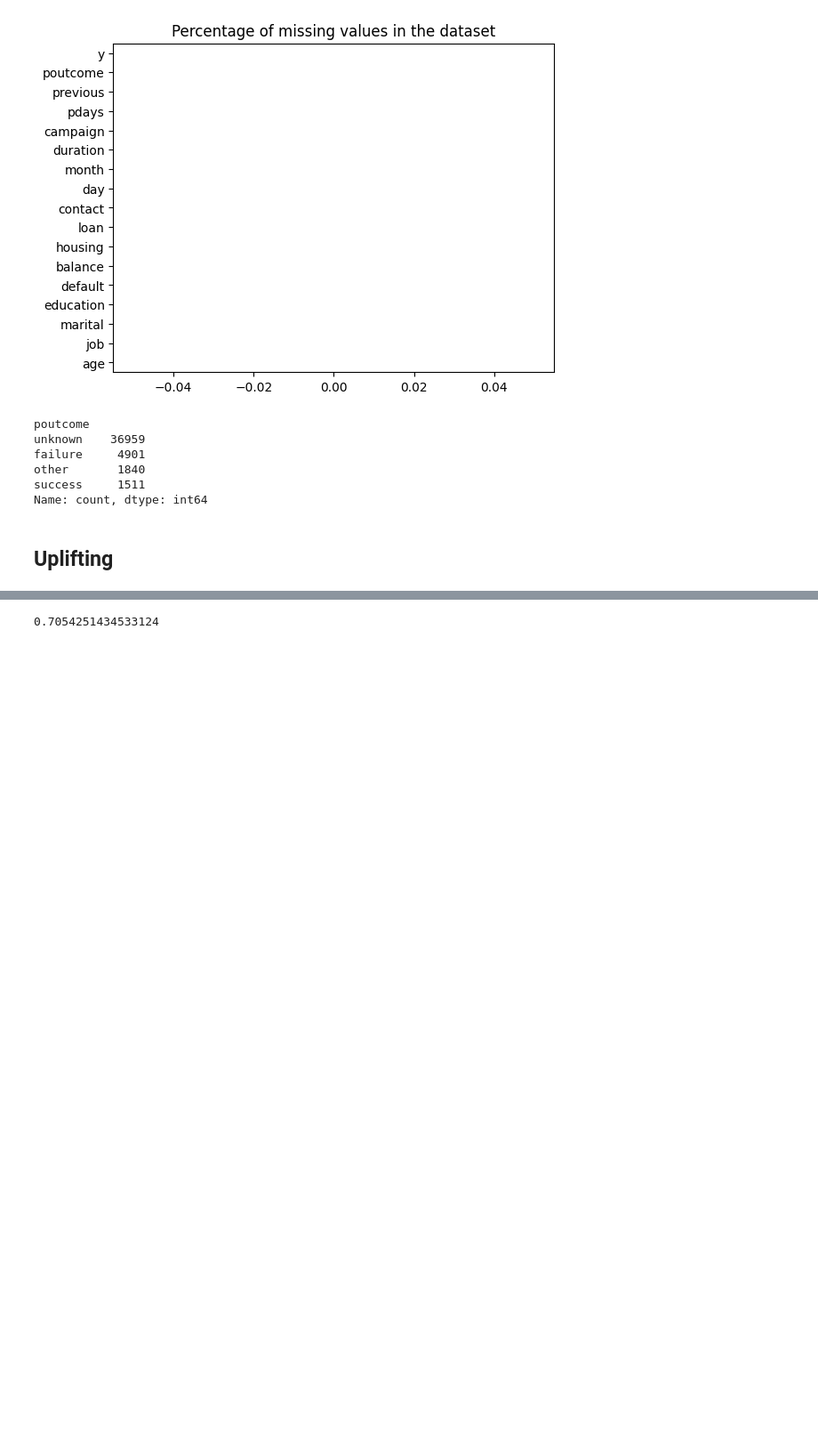
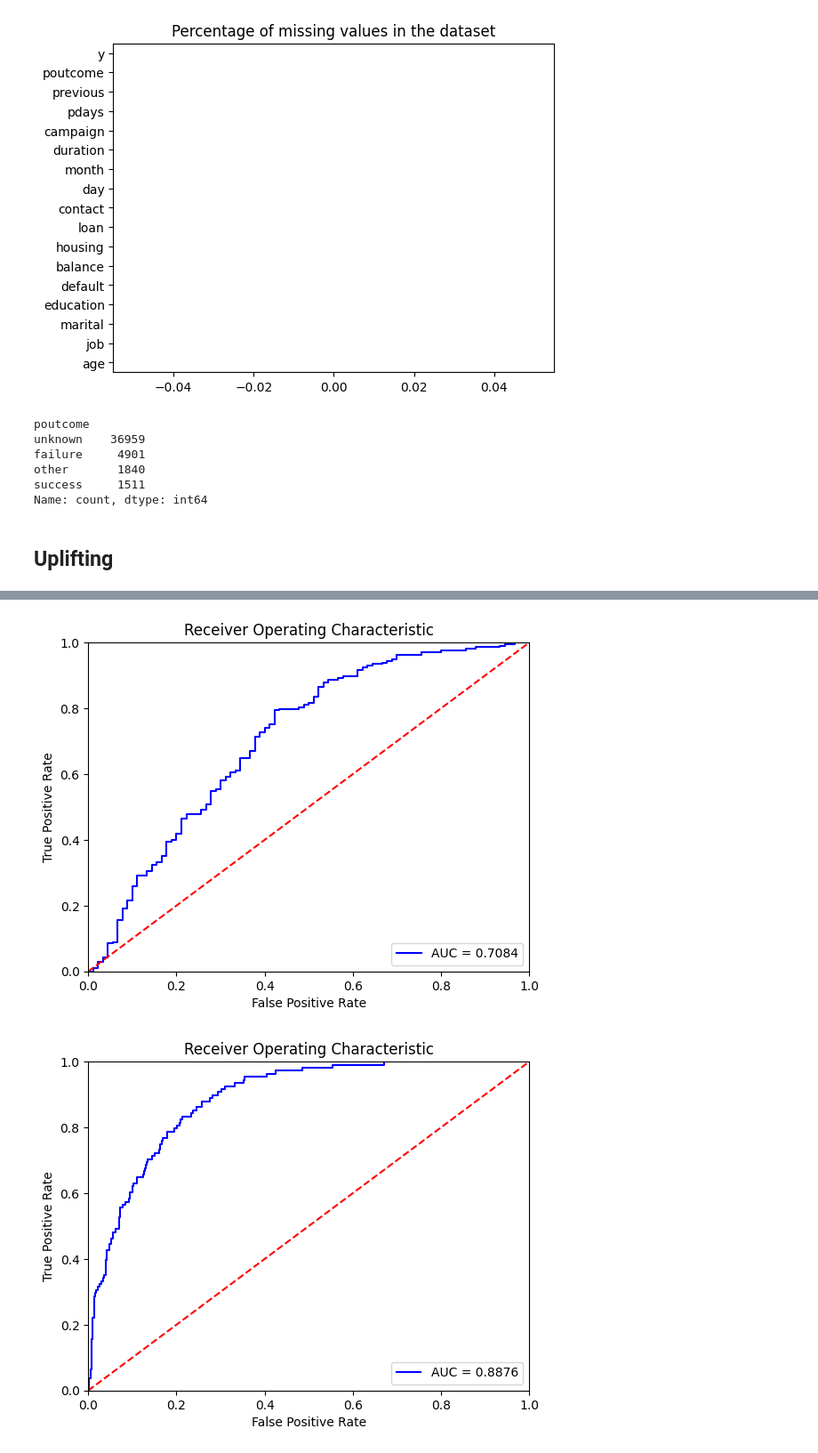
Before and after one commit to McGill-MMA-EnterpriseAnalytics/customer_banking, a Jupyter notebook: uplifting_model/uplift_model.ipynb, the cells around one changed output, grey strips where cells are left out. Shown at 89% size. Cells and saved outputs as stored; diff of their text form; code cells hidden in the pictures; blank space fills up the shorter version.

```diff
--- a/uplifting_model/uplift_model.ipynb
+++ b/uplifting_model/uplift_model.ipynb
@@ -107,5 +50,3 @@ probas = model.predict_proba(x_test[VARS])
-# %%
-accuracy_score(y_test, preds)
-roc_auc_score(y_test, probas[:,1])
-# %% [output]
-0.7054251434533124
+# %%
+CAT_VARS = c.CAT_VARS
+VARS = c.VARS
@@ -111,0 +85,41 @@ roc_auc_score(y_test, probas[:,1])
+# %%
+## Model for failures
+
+(
+    x_train_failure,
+    x_val_failure,
+    x_test_failure,
+    y_train_failure,
+    y_val_failure,
+    y_test_failure
+) = get_datasets(only_failures,VARS, 'y')
+
+model_failure = CatBoostClassifier(
+    iterations = 20000,
+    depth = 4,
+    learning_rate=0.001,
+    loss_function = 'Logloss',
+    verbose = False,
+    cat_features = CAT_VARS,
+    random_state=123)
+
+
+model_failure, y_pred_val_failure, y_proba_val_failure = training_process(
+    model_failure,
+    x_train_failure,
+    y_train_failure,
+    x_val_failure,
+    y_val_failure)
+
+
+y_pred_failure, y_proba_failure, metrics_failure = predict_process(
+    model_failure,
+    0.3,
+    x_test_failure,
+    y_test_failure)
+# %%
+fpr_s, tpr_s, threshold_s = plot_roc_curve(y_test_success, y_proba_success)
+fpr_f, tpr_f, threshold_f = plot_roc_curve(y_test_failure, y_proba_failure)
+# %% [output]
+[figure, added]
+[figure, added]
```
Also changed, not shown: parts of 15 cells of this notebook, 28 other files.
